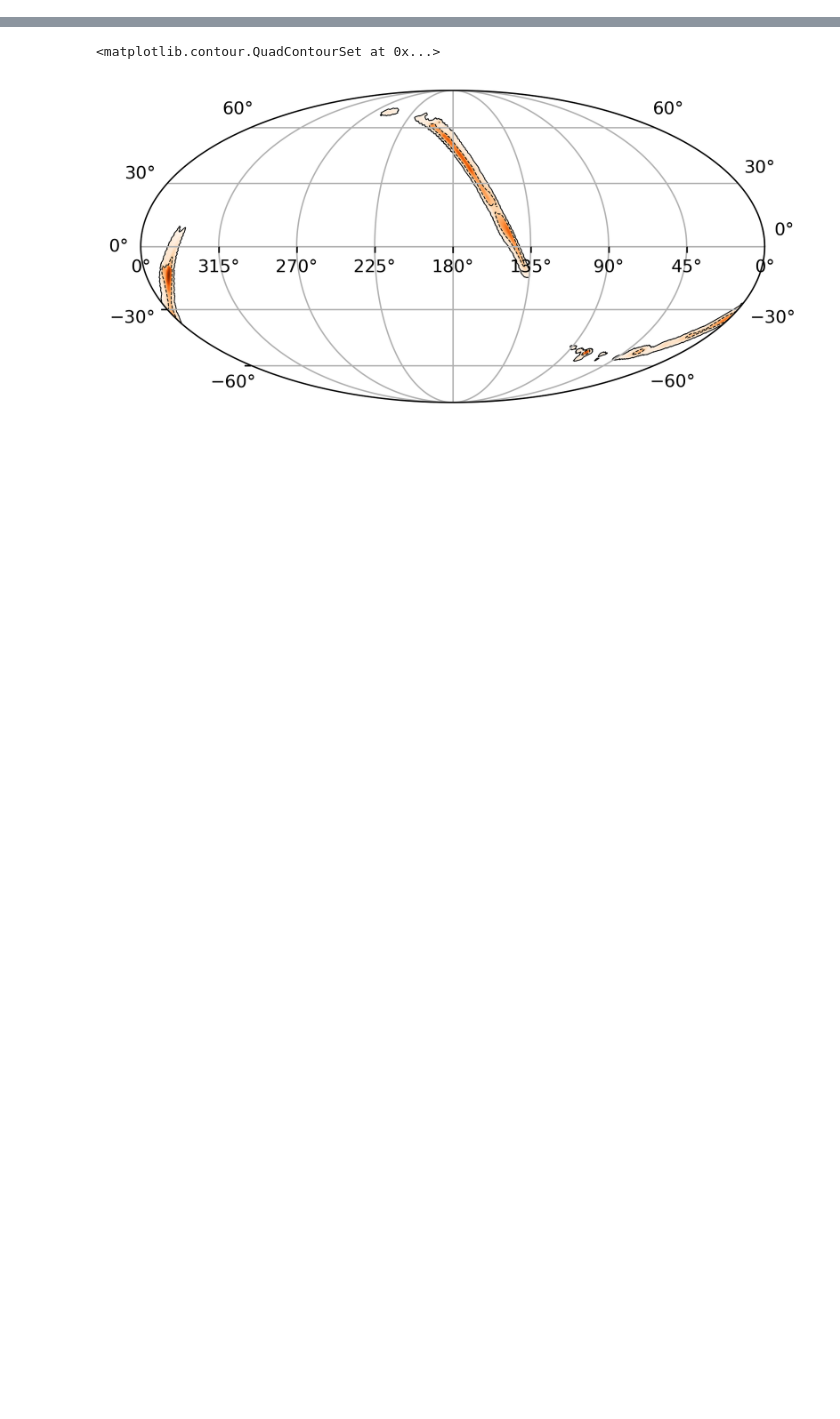
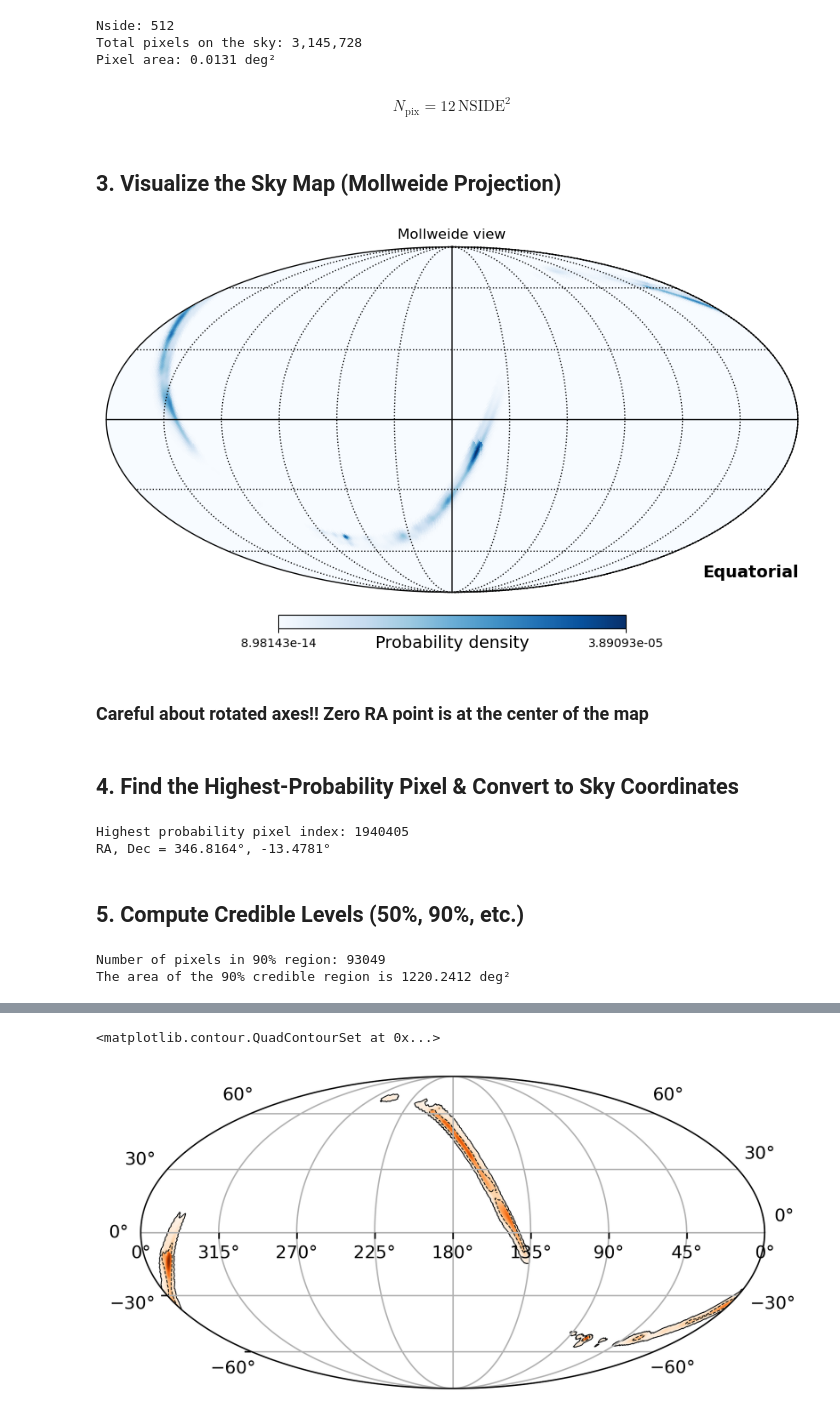
Before and after one commit to AndreaCozzumbo/acme_tutorials, a Jupyter notebook: alerts/skymaps.ipynb, the cells around one changed output, grey strips where cells are left out. Drawn from its saved outputs; the diff is of its cells as text; code cells hidden in the pictures; blank space fills up the shorter version.

```diff
--- a/alerts/skymaps.ipynb
+++ b/alerts/skymaps.ipynb
@@ -0,0 +11,6 @@
+# %%
+# Read the map
+m, header = hp.read_map('bayestar.fits', h=True, verbose=False)
+header = dict(header)
+print(f"Nside = {header['NSIDE']}, Ordering = {header['ORDERING']}")
+print(f"Number of pixels = {len(m):,}")
@@ -0,0 +32,50 @@
+# %%
+nside = hp.get_nside(m)        # or header['NSIDE']
+npix = hp.nside2npix(nside)
+print(f"Nside: {nside}")
+print(f"Total pixels on the sky: {npix:,}")
+print(f"Pixel area: {hp.nside2pixarea(nside, degrees=True):.4f} deg²")
+# %% [output]
+Nside: 512
+Total pixels on the sky: 3,145,728
+Pixel area: 0.0131 deg²
+# %% [markdown]
+$$N_{\text{pix}} = 12 \, \text{NSIDE}^2$$
+# %% [markdown]
+## 3. Visualize the Sky Map (Mollweide Projection)
+# %%
+hp.mollview(m, unit="Probability density", coord='C', cmap='Blues')
+hp.graticule()
+plt.show()
+# %% [output]
+[figure, added]
+# %% [markdown]
+### Careful about rotated axes!! Zero RA point is at the center of the map
+# %% [markdown]
+## 4. Find the Highest-Probability Pixel & Convert to Sky Coordinates
+# %%
+ipix_max = np.argmax(m)
+theta, phi = hp.pix2ang(nside, ipix_max)
+ra_deg = np.degrees(phi)
+dec_deg = 90 - np.degrees(theta)
+
+print(f"Highest probability pixel index: {ipix_max}")
+print(f"RA, Dec = {ra_deg:.4f}°, {dec_deg:.4f}°")
+# %% [output]
+Highest probability pixel index: 1940405
+RA, Dec = 346.8164°, -13.4781°
+# %% [markdown]
+## 5. Compute Credible Levels (50%, 90%, etc.)
+# %%
+# Sort pixels by probability density (descending)
+sorted_prob = np.sort(m)[::-1]
+
+# Cumulative probability
+cumsum = np.cumsum(sorted_prob)
+cumsum /= cumsum[-1]  # normalize to 1
+
+print(f"Number of pixels in 90% region: {np.count_nonzero(cumsum <= 0.90)}")
+print(f"The area of the 90% credible region is {np.count_nonzero(cumsum <= 0.90) * hp.nside2pixarea(nside, degrees=True):.4f} deg²")
+# %% [output]
+Number of pixels in 90% region: 93049
+The area of the 90% credible region is 1220.2412 deg²
```
Also changed, not shown: parts of 33 cells of this notebook, 4 other files.
